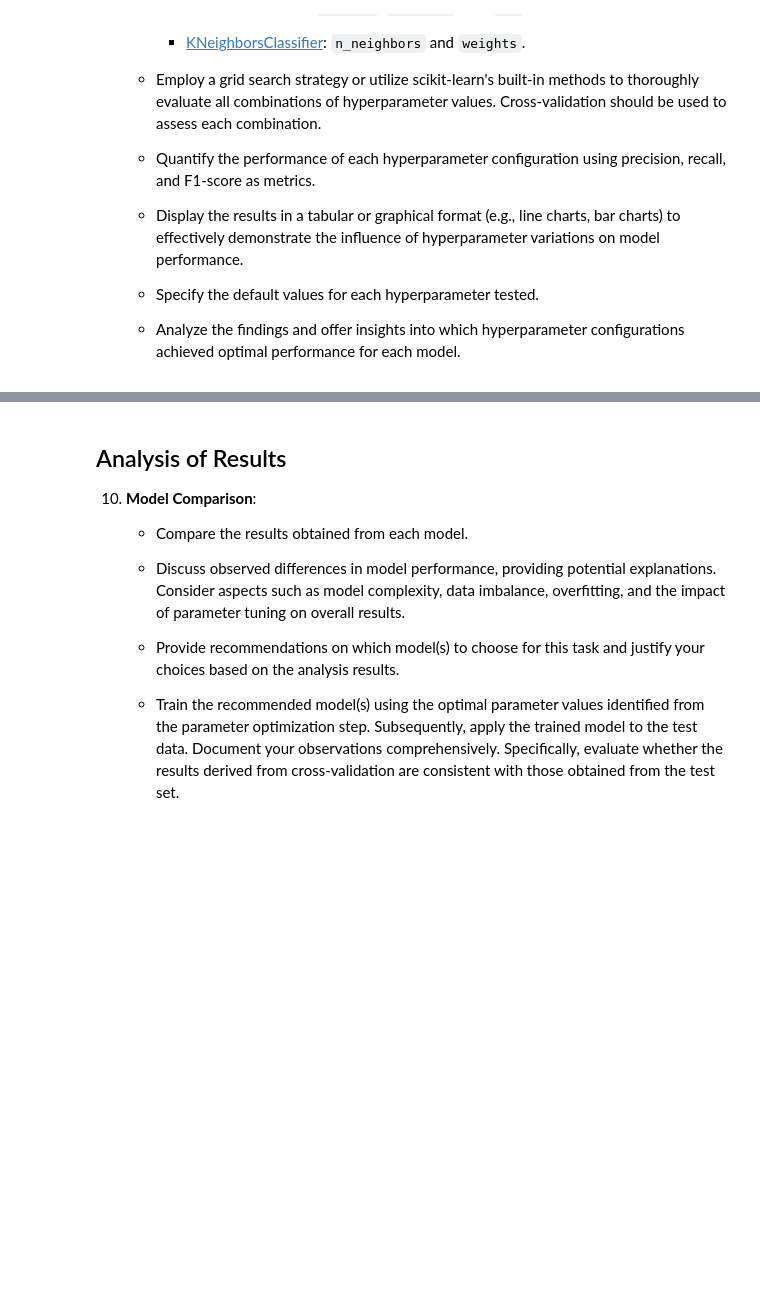
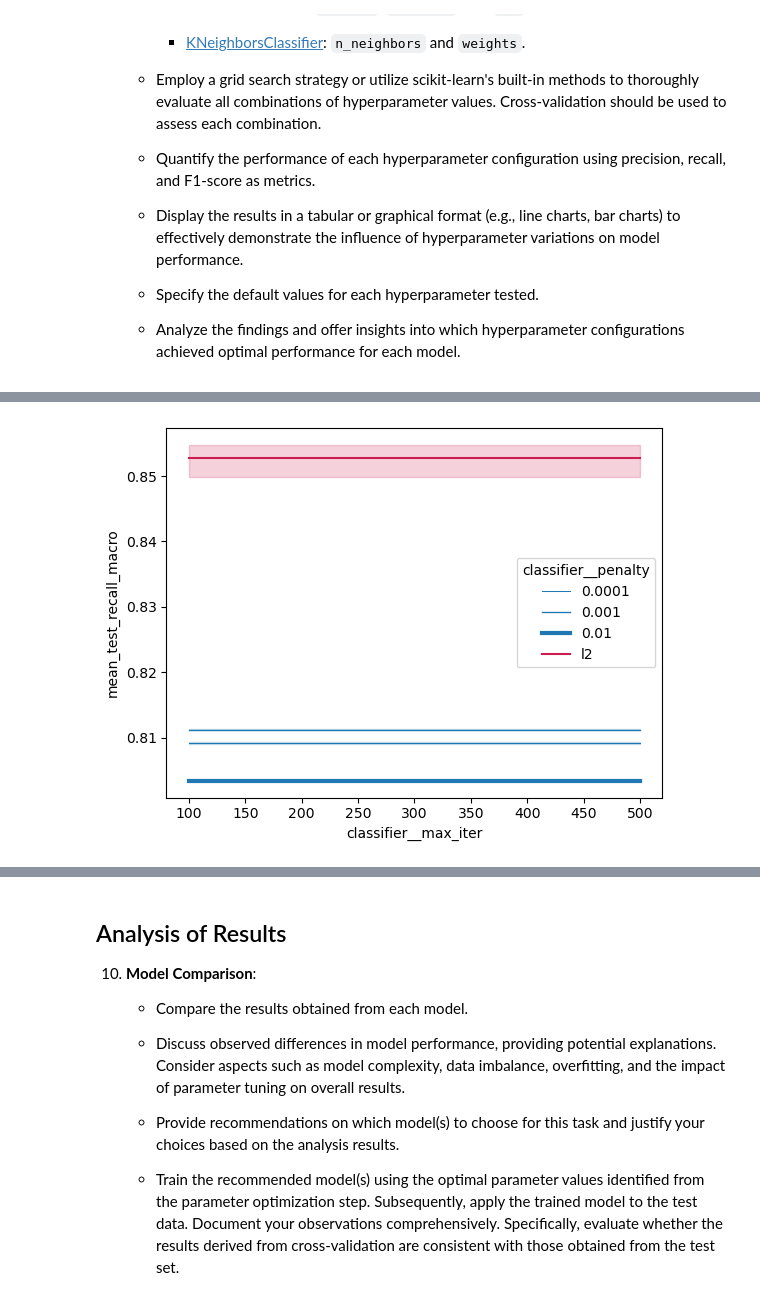
Before and after one commit to ultra-passion-fruit/Diabetes-Data-Analysis, a Jupyter notebook: csi4106_a2_300228879_300240688.ipynb, the cells around one changed output, grey strips where cells are left out. Drawn from its saved outputs; the diff is of its cells as text; code cells hidden in the pictures; blank space fills up the shorter version.

```diff
--- a/csi4106_a2_300228879_300240688.ipynb
+++ b/csi4106_a2_300228879_300240688.ipynb
@@ -549,0 +733,11 @@ Looking purely at the metrics, the best model appears to be a Decision Tree Clas
+# %%
+# ValueError: Solver lbfgs supports only 'l2' or None penalties, got l1 penalty
+# Not using l1
+logic_param_grid = {
+    'classifier__penalty': ['l2', None],
+    'classifier__max_iter': [100, 200, 500],
+    'classifier__tol': [1e-4, 1e-3, 1e-2]
+}
+
+logic_grid_search = GridSearchCV(logic_pipeline, logic_param_grid, cv=5, scoring=scoring_metrics, return_train_score=True, refit='f1_macro')
+logic_grid_search.fit(X_train, y_train)
@@ -550 +887,7 @@ Looking purely at the metrics, the best model appears to be a Decision Tree Clas
+# %%
+sns.lineplot(logic_grid_search_df, x="classifier__max_iter", y="mean_test_recall_macro", size="classifier__tol")
+sns.lineplot(logic_grid_search_df, x="classifier__max_iter", y="mean_test_f1_macro", hue="classifier__penalty", palette="rocket")
+plt.show()
+# %% [output]
+[figure, added]
 # %%
```
Also changed, not shown: parts of 106 cells of this notebook.
